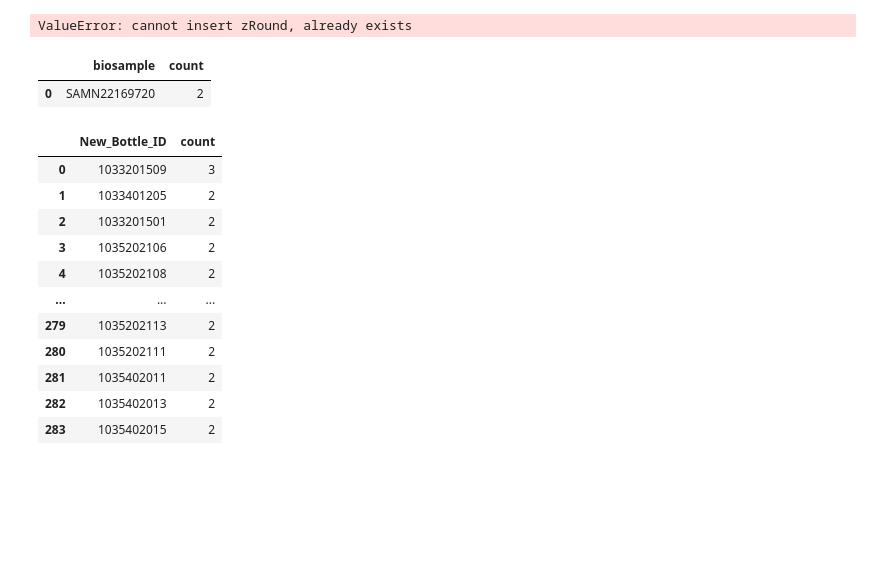
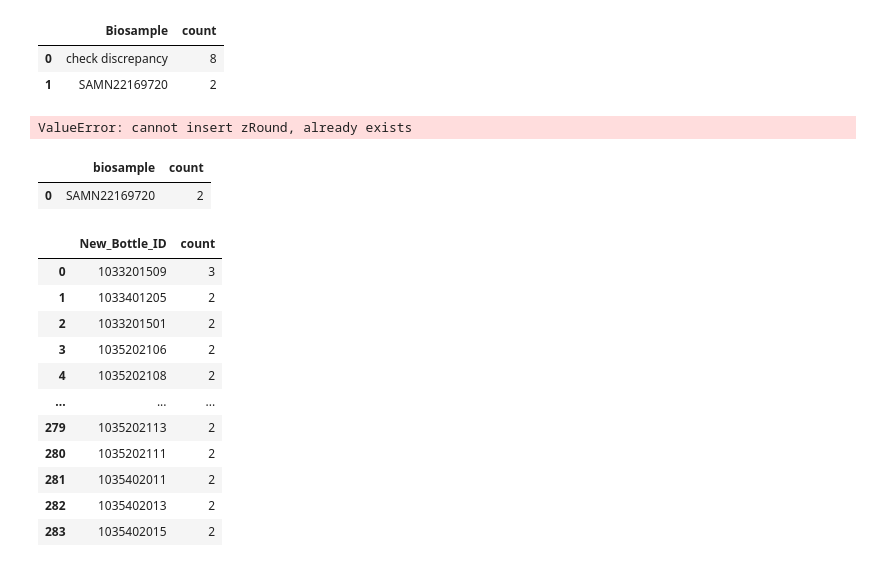
Before and after one commit to BIOS-SCOPE/SargassoDB, a Jupyter notebook: notebooks/working.ipynb, the cells around one changed output. Drawn from its saved outputs; the diff is of its cells as text; code cells hidden in the pictures; blank space fills up the shorter version.

```diff
--- a/notebooks/working.ipynb
+++ b/notebooks/working.ipynb
@@ -146,6 +146,14 @@ fNameLOGncbi = 'BIOS-SCOPE-NCBI_Log_Nov2024.xlsx'
 dfLOGncbi = pd.DataFrame(pd.read_excel(os.path.join(base_dir,data_dir,fNameLOGncbi)))
 #tidy up - make sure New_Bottle_ID is an integer
 dfLOGncbi['New_Bottle_ID'] = dfLOGncbi['New_Bottle_ID'].astype('Int64')
+# %%
+dfLOGncbi = dfLOGncbi['Biosample'].value_counts().reset_index()
+dfLOGncbi[dfLOGncbi['count']>1]
+#The duplicate here for the Biosample is legit - Fabian and Nicole have two sequences from the same sample
+# %% [output]
+|  | Biosample | count |
+| 0 | check discrepancy | 8 |
+| 1 | SAMN22169720 | 2 |
 # %%
 #now, while I am at it, pull in the data from the LTT paper (probably should ultimately be a different script, but good for testing)
 fNameLTT = 'LTTpaper/Table_S1_Accession_SampleID_numbers.xlsx'
```
Also changed, not shown: parts of 9 cells of this notebook, 5 other files.
